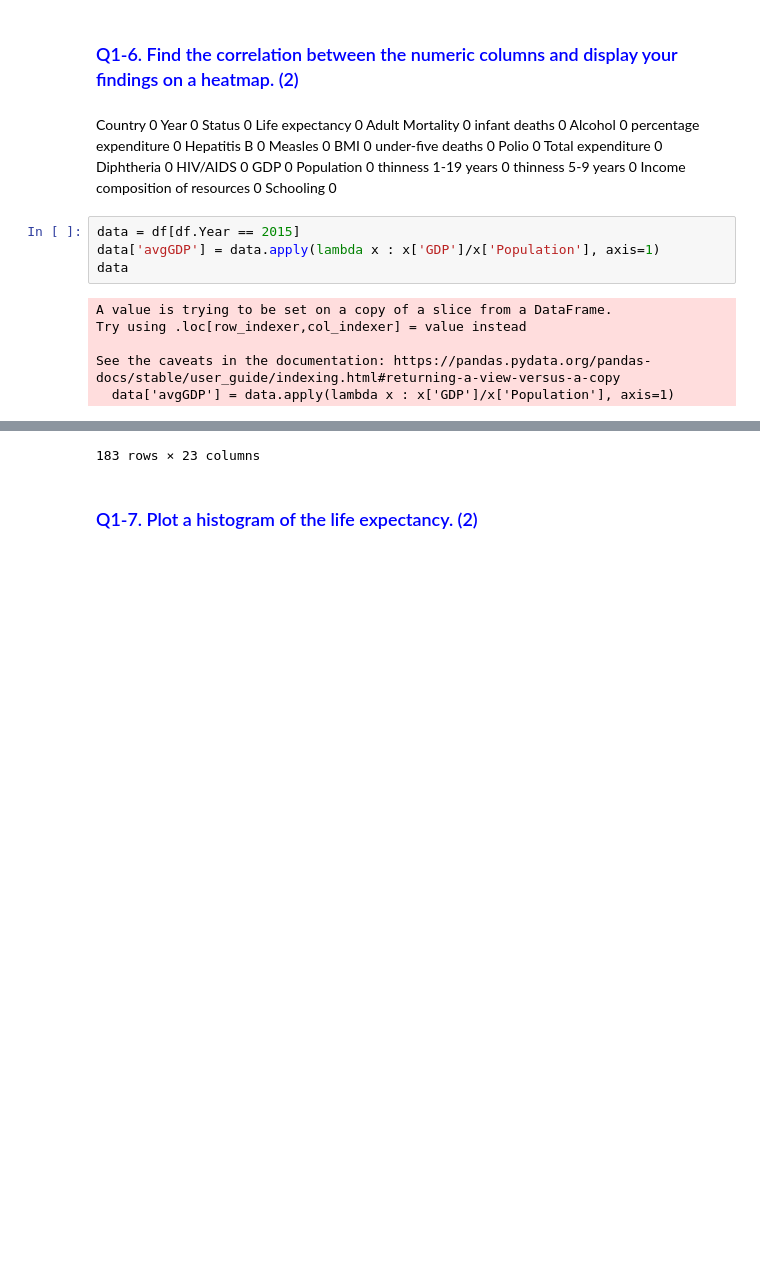
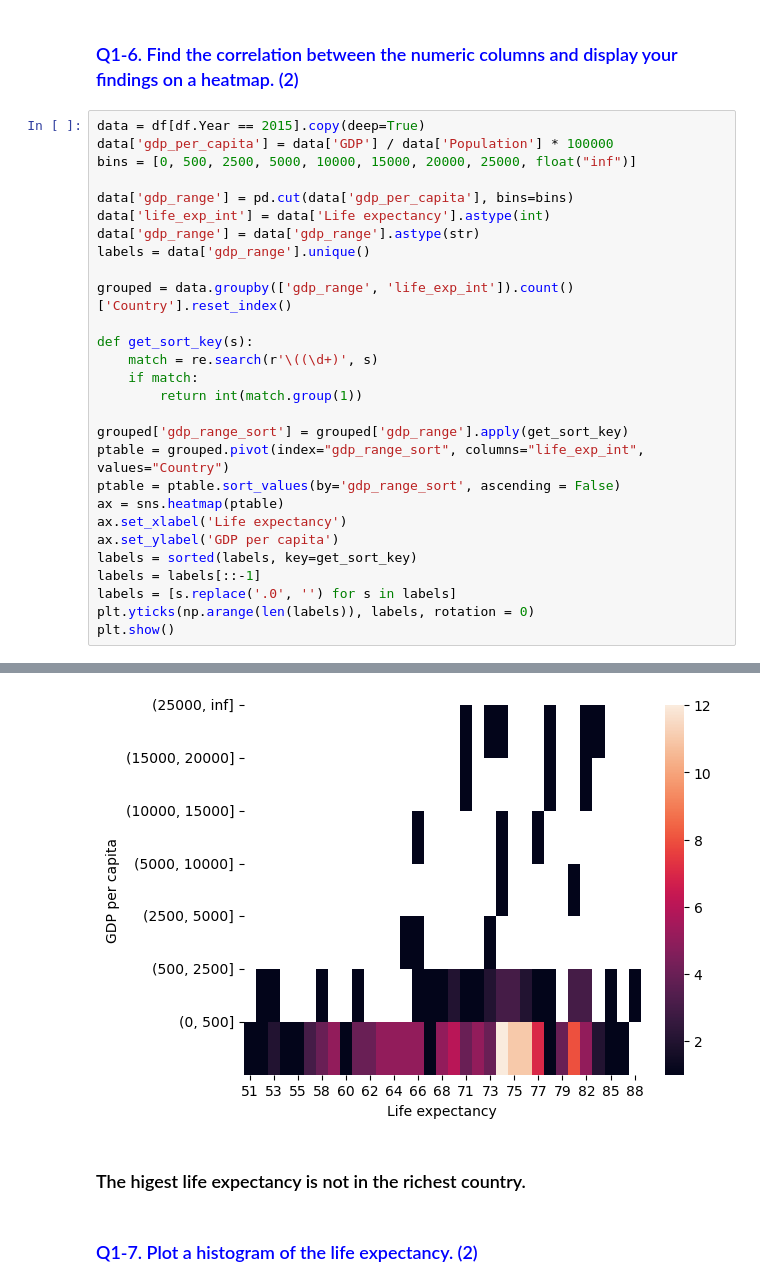
Before and after one commit to denglinghua/test-lab, a Jupyter notebook: da_assignment/DA_Assignment_2.ipynb, the cells around one changed output, grey strips where cells are left out. Drawn from its saved outputs; the diff is of its cells as text; blank space fills up the shorter version.

Commit message:
add heatmap

```diff
--- a/da_assignment/DA_Assignment_2.ipynb
+++ b/da_assignment/DA_Assignment_2.ipynb
@@ -203,36 +204,32 @@ df = df_copy
 df.columns = (df.columns.str.strip())
 # %% [markdown]
 ### <span style="color:blue">Q1-6. Find the correlation between the numeric columns and display your findings on a heatmap. (2)</span>
-# %% [markdown]
-Country                            0
-Year                               0
-Status                             0
-Life expectancy                    0
-Adult Mortality                    0
-infant deaths                      0
-Alcohol                            0
-percentage expenditure             0
-Hepatitis B                        0
-Measles                            0
- BMI                               0
-under-five deaths                  0
-Polio                              0
-Total expenditure                  0
-Diphtheria                         0
- HIV/AIDS                          0
-GDP                                0
-Population                         0
- thinness  1-19 years              0
- thinness 5-9 years                0
-Income composition of resources    0
-Schooling                          0
 # %%
-data = df[df.Year == 2015]
-data['avgGDP'] = data.apply(lambda x : x['GDP']/x['Population'], axis=1)
-data
+data = df[df.Year == 2015].copy(deep=True)
+data['gdp_per_capita'] = data['GDP'] / data['Population'] * 100000
+bins = [0, 500, 2500, 5000, 10000, 15000, 20000, 25000, float("inf")]
+
+data['gdp_range'] = pd.cut(data['gdp_per_capita'], bins=bins)
+data['life_exp_int'] = data['Life expectancy'].astype(int)
+data['gdp_range'] = data['gdp_range'].astype(str)
+labels = data['gdp_range'].unique()
+
+grouped = data.groupby(['gdp_range', 'life_exp_int']).count()['Country'].reset_index()
+
+def get_sort_key(s):
+    match = re.search(r'\((\d+)', s)
+    if match:
+        return int(match.group(1))
+
+grouped['gdp_range_sort'] = grouped['gdp_range'].apply(get_sort_key)
+ptable = grouped.pivot(index="gdp_range_sort", columns="life_exp_int", values="Country")
+ptable = ptable.sort_values(by='gdp_range_sort', ascending = False)
+ax = sns.heatmap(ptable)
+ax.set_xlabel('Life expectancy')
+ax.set_ylabel('GDP per capita')
+labels = sorted(labels, key=get_sort_key)
+labels = labels[::-1]
+labels = [s.replace('.0', '') for s in labels]
+plt.yticks(np.arange(len(labels)), labels, rotation = 0)
+plt.show()
 # %% [output]
-A value is trying to be set on a copy of a slice from a DataFrame.
-Try using .loc[row_indexer,col_indexer] = value instead
-
-See the caveats in the documentation: https://pandas.pydata.org/pandas-docs/stable/user_guide/indexing.html#returning-a-view-versus-a-copy
-  data['avgGDP'] = data.apply(lambda x : x['GDP']/x['Population'], axis=1)
@@ -251,4 +236,6 @@ See the caveats in the documentation: https://pandas.pydata.org/pandas-docs/stab
-183 rows × 23 columns
+[figure, added]
+# %% [markdown]
+### The higest life expectancy is not in the richest country.
 # %% [markdown]
 ### <span style="color:blue">Q1-7. Plot a histogram of the life expectancy. (2)</span>
 # %%
```
Also changed, not shown: parts of 2 cells of this notebook.
